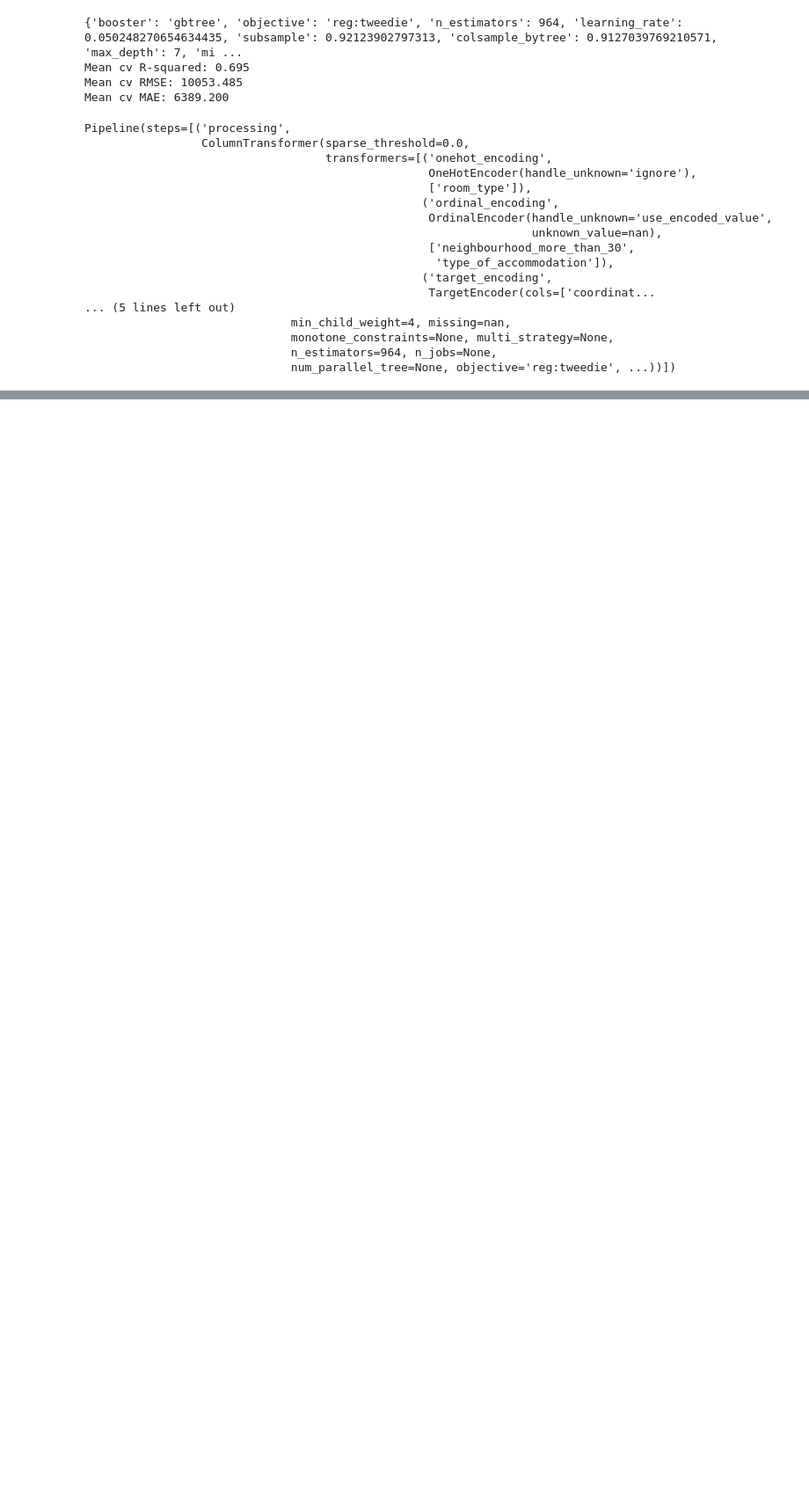
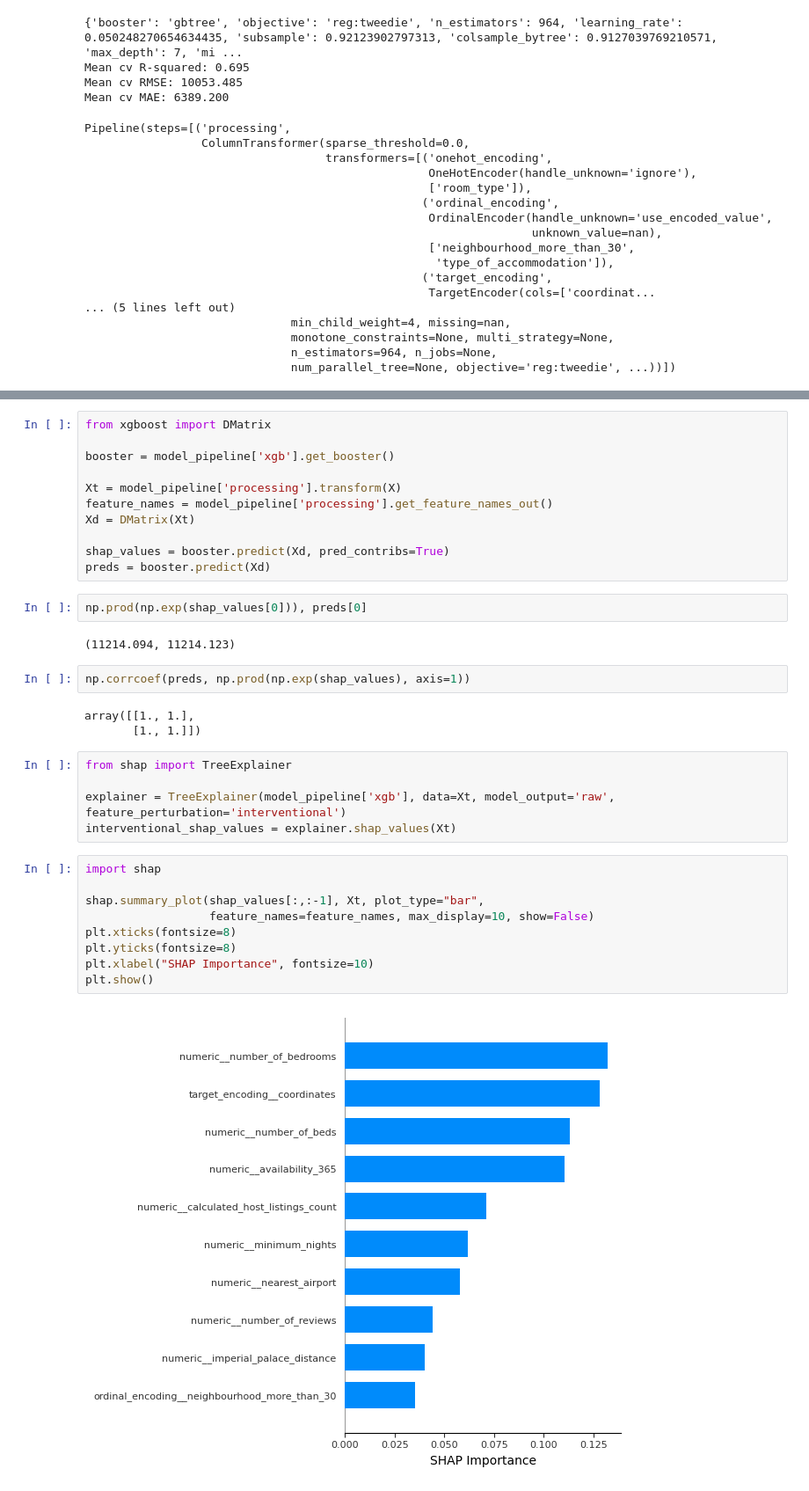
Before and after one commit to jeremysb1/xgboost, a Jupyter notebook: xgboost_model.ipynb, the cells around one changed output, grey strips where cells are left out. Shown at 88% size. Cells and saved outputs as stored; diff of their text form; blank space fills up the shorter version.

Commit message:
added shap plots

```diff
--- a/xgboost_model.ipynb
+++ b/xgboost_model.ipynb
@@ -849,0 +880,36 @@ Pipeline(steps=[('processing',
+# %%
+from xgboost import DMatrix
+
+booster = model_pipeline['xgb'].get_booster()
+
+Xt = model_pipeline['processing'].transform(X)
+feature_names = model_pipeline['processing'].get_feature_names_out()
+Xd = DMatrix(Xt)
+
+shap_values = booster.predict(Xd, pred_contribs=True)
+preds = booster.predict(Xd)
+# %%
+np.prod(np.exp(shap_values[0])), preds[0]
+# %% [output]
+(11214.094, 11214.123)
+# %%
+np.corrcoef(preds, np.prod(np.exp(shap_values), axis=1))
+# %% [output]
+array([[1., 1.],
+       [1., 1.]])
+# %%
+from shap import TreeExplainer
+
+explainer = TreeExplainer(model_pipeline['xgb'], data=Xt, model_output='raw', feature_perturbation='interventional')
+interventional_shap_values = explainer.shap_values(Xt)
+# %%
+import shap
+
+shap.summary_plot(shap_values[:,:-1], Xt, plot_type="bar",
+                  feature_names=feature_names, max_display=10, show=False)
+plt.xticks(fontsize=8)
+plt.yticks(fontsize=8)
+plt.xlabel("SHAP Importance", fontsize=10)
+plt.show()
+# %% [output]
+[figure, added]
```
Also changed, not shown: parts of 4 cells of this notebook.
